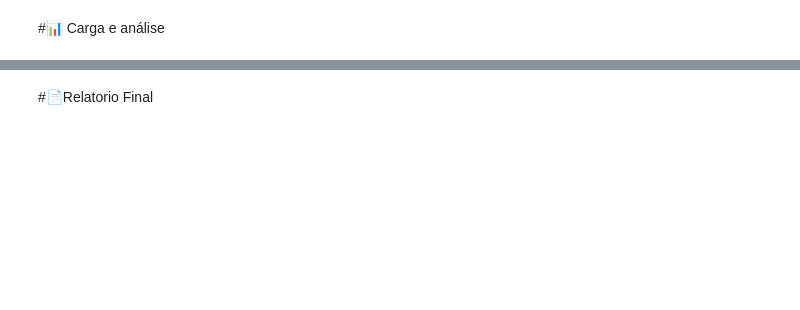
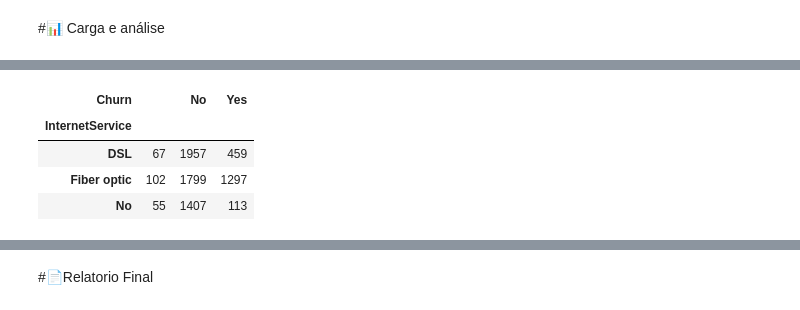
Before and after one commit to ElaiEmylleMatos/challenge-telecom-x, a Jupyter notebook: TelecomX_BR.ipynb, the cells around one changed output, grey strips where cells are left out. Saved outputs shown, nothing was run; the diff lists cells and outputs as text; code cells hidden in the pictures; blank space fills up the shorter version.

```diff
--- a/TelecomX_BR.ipynb
+++ b/TelecomX_BR.ipynb
@@ -209,0 +216,9 @@ Charges.Total: [ 593.3   542.4   280.85 ...  742.9  4627.65 3707.6 ]
+# %%
+churn_by_internet_service = df.groupby(['InternetService', 'Churn']).size().unstack()
+churn_by_internet_service
+# %% [output]
+| Churn |  | No | Yes |
+| InternetService |  |  |  |
+| DSL | 67 | 1957 | 459 |
+| Fiber optic | 102 | 1799 | 1297 |
+| No | 55 | 1407 | 113 |
```
Also changed, not shown: parts of 9 cells of this notebook.
